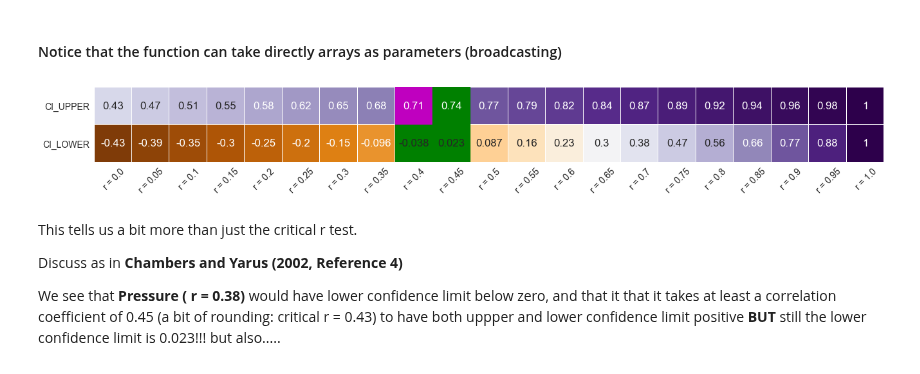
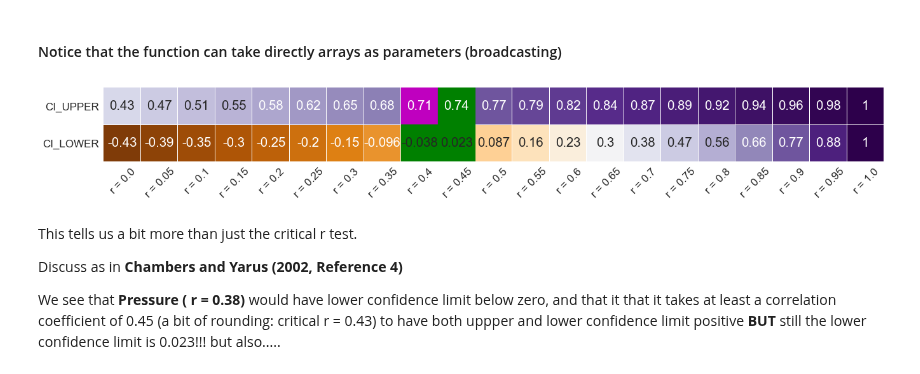
Before and after one commit to mycarta/Data-science-tools-petroleum-exploration-and-production, a Jupyter notebook: Python_confidence_interval_for_correlation_coefficient_plots.ipynb, the cells around one changed output. Cells and saved outputs as stored; diff of their text form; code cells hidden in the pictures.

```diff
--- a/Python_confidence_interval_for_correlation_coefficient_plots.ipynb
+++ b/Python_confidence_interval_for_correlation_coefficient_plots.ipynb
@@ -54,18 +54,18 @@ cm21 = np.asarray(confInt(crr, 21))
 # %%
 CI21 = pd.DataFrame(cm21, index = ['CI_UPPER', 'CI_LOWER'], columns = [" r = " + mp for mp in map(str, crr)])
 # %%
-sns.set(font_scale=1.4)
-fig, ax = plt.subplots(figsize=(22,4))
+sns.set(font_scale=1.7)
+fig, ax = plt.subplots(figsize=(22, 4))
 h = sns.heatmap(CI21, annot=True, cmap='PuOr', square=True, linewidths=0.01, cbar=False)
 plt.xticks(rotation=45)
 h.add_patch(Rectangle((8,0), 1, 1, fill=True, color = 'm'))
 h.add_patch(Rectangle((8,1), 1, 1, fill=True, color = 'green'))
 h.add_patch(Rectangle((9,0), 1, 1, fill=True, color = 'green'))
 h.add_patch(Rectangle((9,1), 1, 1, fill=True, color = 'green'));
 
-plt.savefig('CI_heatmap_21.png', dpi=300, bbox_inches='tight', pad_inches=0.1)
+plt.savefig('CI_heatmap_21.png', dpi=400, bbox_inches='tight', pad_inches=0.1)
 # %% [output]
-[figure, old version]
+[figure, new version]
 # %% [markdown]
 This tells us a bit more than just the critical r test.
 
```
Also changed, not shown: parts of 6 cells of this notebook, 3 other files.
